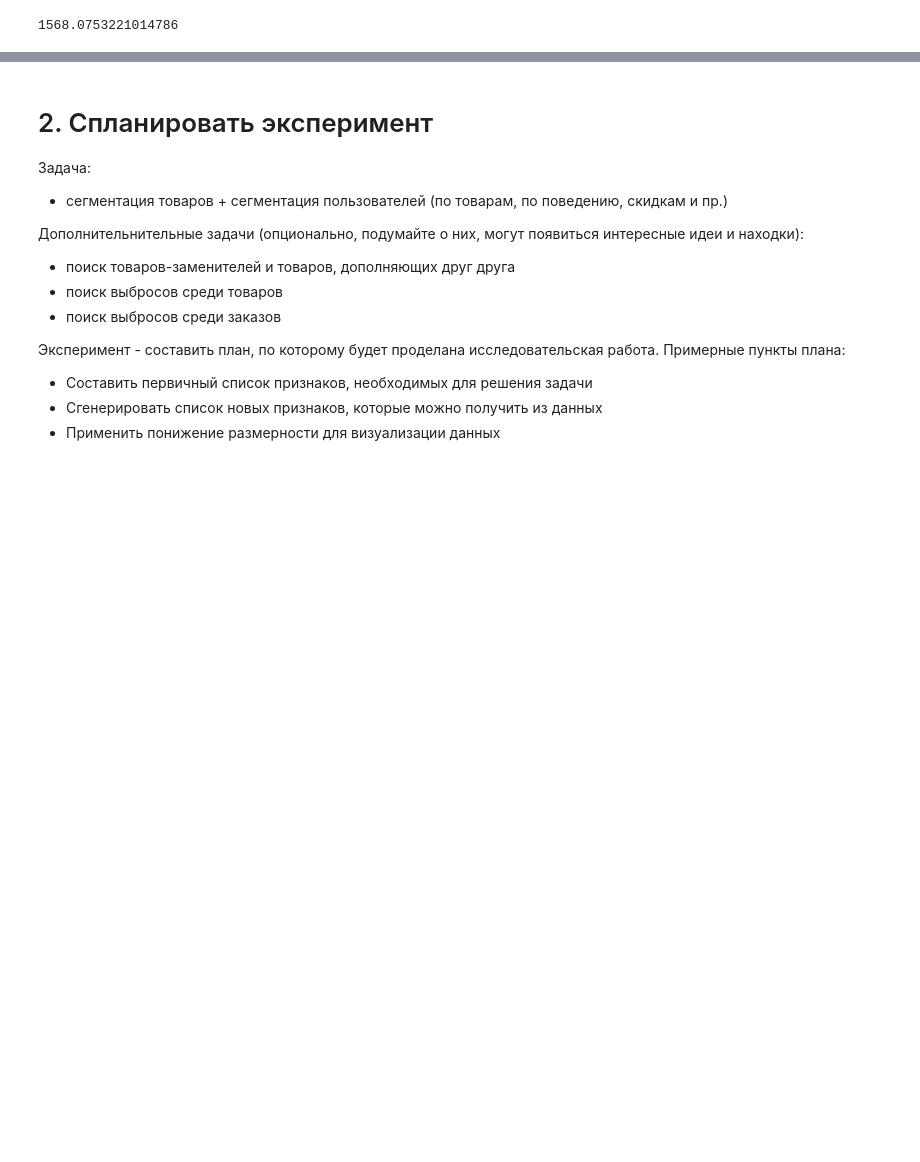
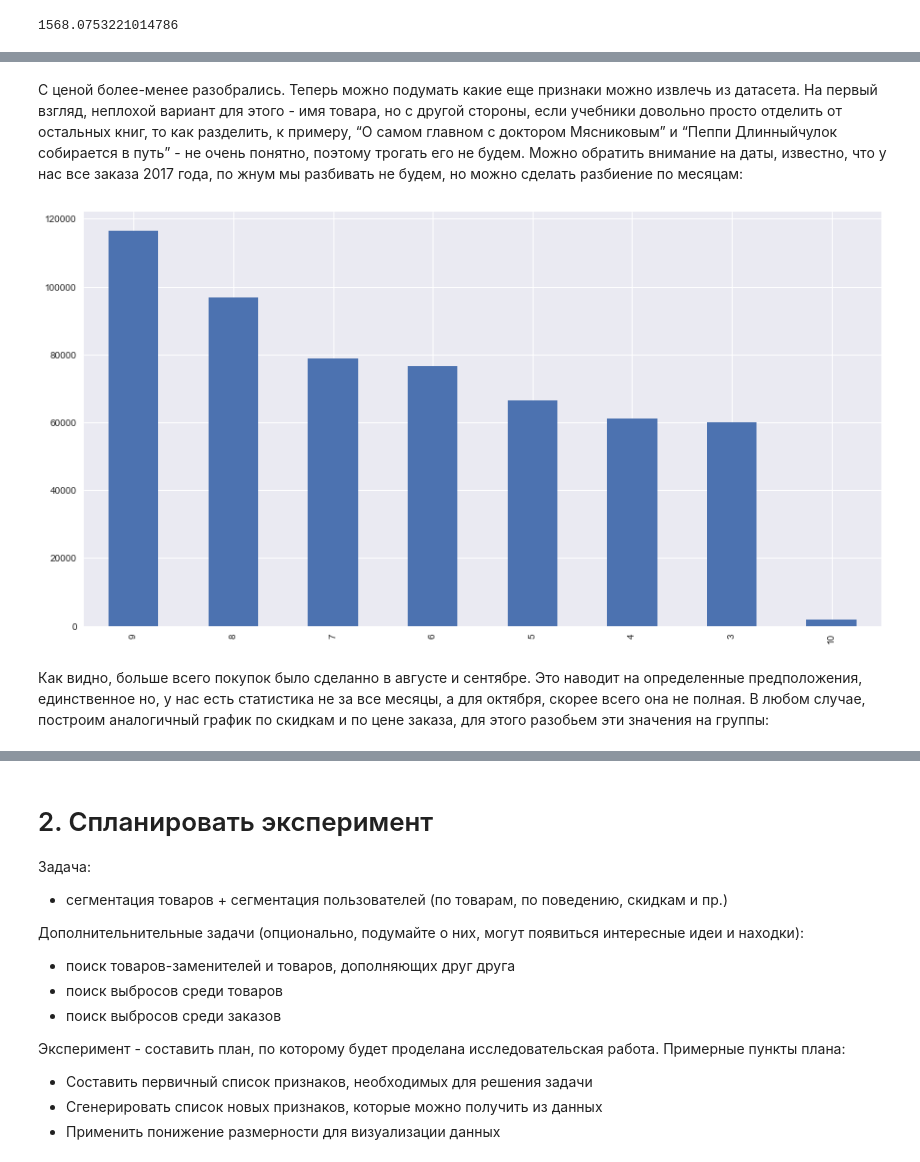
Before and after one commit to AndrewLrrr/otus-big-data, a Jupyter notebook: hw6/homework_dimred.ipynb, the cells around one changed output, grey strips where cells are left out. Saved outputs shown, nothing was run; the diff lists cells and outputs as text; code cells hidden in the pictures; blank space fills up the shorter version.

```diff
--- a/hw6/homework_dimred.ipynb
+++ b/hw6/homework_dimred.ipynb
@@ -154,0 +244,4 @@ discount 65.0753221015
+# %%
+df['price_without_discount'] = df.groupby('orderID', as_index=False)['total_price_without_discount'].transform('sum')
+# %%
+df = df.drop(['total_price_without_discount'], axis=1)
@@ -154,0 +271,2 @@ discount 65.0753221015
+# %%
+df['order_discount'] = df.apply(lambda row: row['price_without_discount'] - row['clear_price'], axis=1)
@@ -154,0 +287,10 @@ discount 65.0753221015
+# %% [markdown]
+С ценой более-менее разобрались. Теперь можно подумать какие еще признаки можно извлечь из датасета. На первый взгляд, неплохой вариант для этого - имя товара, но с другой стороны, если учебники довольно просто отделить от остальных книг, то как разделить, к примеру, “О самом главном с доктором Мясниковым” и “Пеппи Длинныйчулок собирается в путь” - не очень понятно, поэтому трогать его не будем. Можно обратить внимание на даты, известно, что у нас все заказа 2017 года, по жнум мы разбивать не будем, но можно сделать разбиение по месяцам:
+# %%
+df['month'] = df['date_insert'].map(lambda x: int(re.sub(r'\d{4}-(\d{2})-\d{2}.*', r'\1', x)))
+# %%
+df['month'].value_counts().plot(kind='bar');
+# %% [output]
+[figure, added]
+# %% [markdown]
+Как видно, больше всего покупок было сделанно в августе и сентябре. Это наводит на определенные предположения, единственное но, у нас есть статистика не за все месяцы, а для октября, скорее всего она не полная. В любом случае, построим аналогичный график по скидкам и по цене заказа, для этого разобьем эти значения на группы:
```
Also changed, not shown: parts of 64 cells of this notebook, 1 other file.
